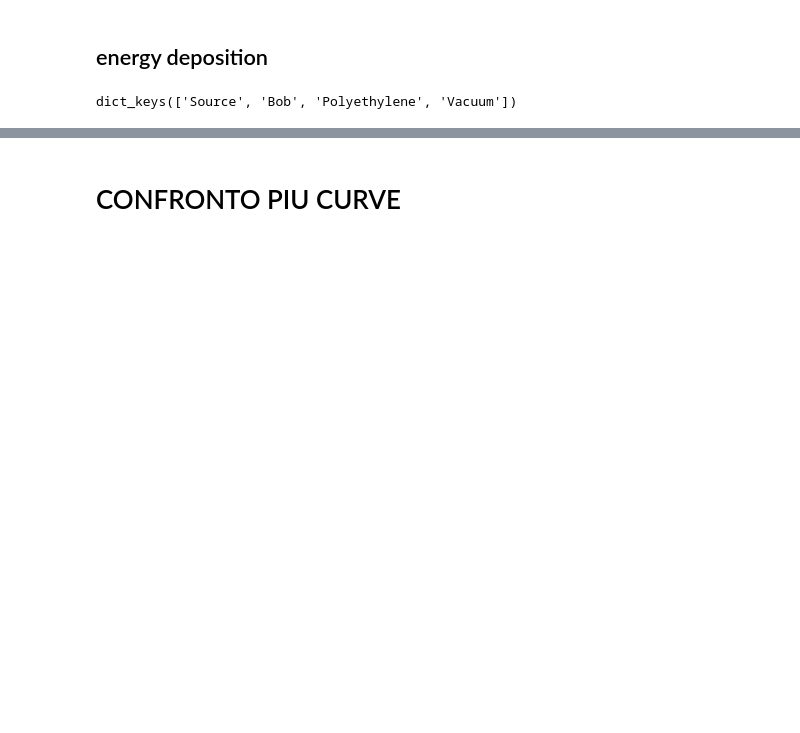
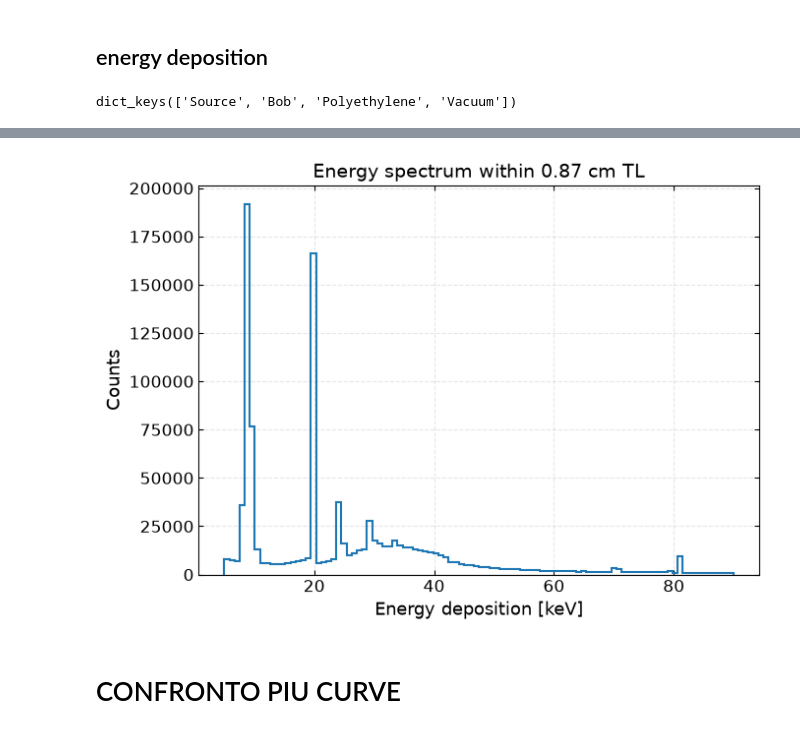
Before and after one commit to RitaF00/Charge-Trapping-Model-in-python, a Jupyter notebook: simulation/reboost_surface.ipynb, the cells around one changed output, grey strips where cells are left out. Cells and saved outputs as stored; diff of their text form; code cells hidden in the pictures; blank space fills up the shorter version.

```diff
--- a/simulation/reboost_surface.ipynb
+++ b/simulation/reboost_surface.ipynb
@@ -1252,3 +1247,33 @@ plt.show()
+# %%
+# TL thickness
+tl_thickness = 8.7  # mm
+
+mask_tl = (
+    (edep > 5) &
+    (edep < 90) &
+    (dist <= tl_thickness)
+)
+
+e_tl = edep[mask_tl]
+
+fig, ax = plt.subplots(figsize=(7, 5))
+
+ax.hist(
+    e_tl,
+    bins=100,
+    histtype="step",
+    linewidth=1.5
+)
+
+ax.set_xlabel("Energy deposition [keV]")
+ax.set_ylabel("Counts")
+ax.set_title("Energy spectrum within 0.87 cm TL")
+
+ax.grid(alpha=0.3)
+plt.tight_layout()
+plt.show()
+# %% [output]
+[figure, added]
 # %% [markdown]
 # CONFRONTO PIU CURVE
 # %%
```
Also changed, not shown: parts of 26 cells of this notebook, 5 other files.
